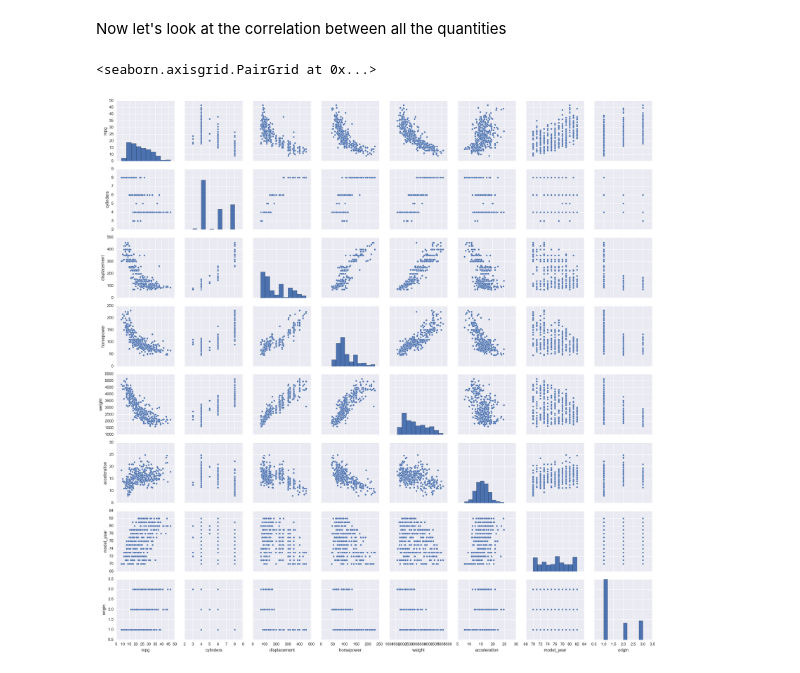
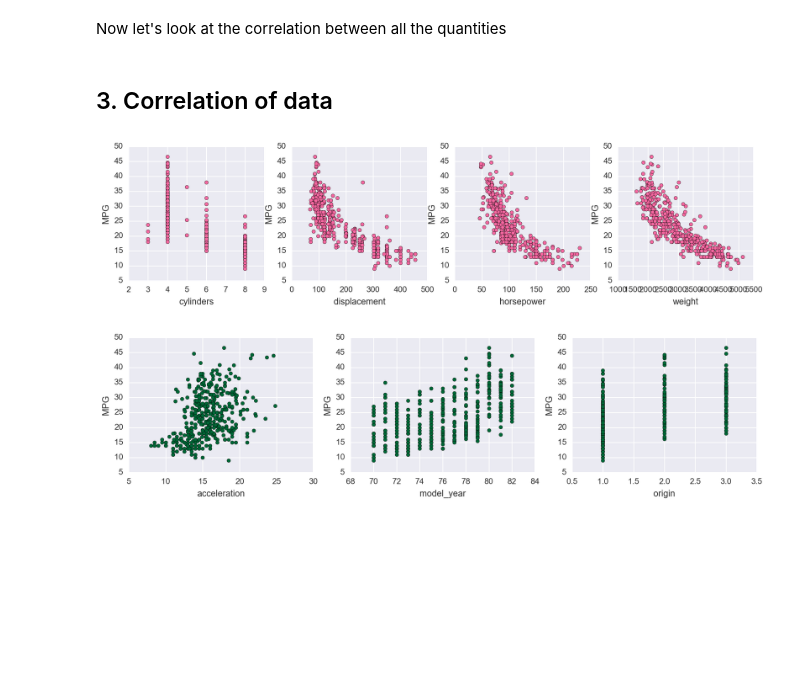
Before and after one commit to dangspin/Kaggle, a Jupyter notebook: Auto-mpg/Auto-mpg.ipynb, the cells around one changed output. Cells and saved outputs as stored; diff of their text form; code cells hidden in the pictures; blank space fills up the shorter version.

```diff
--- a/Auto-mpg/Auto-mpg.ipynb
+++ b/Auto-mpg/Auto-mpg.ipynb
@@ -159,8 +159,23 @@ origin : number of nan:  0 ,  int64
 car_name : number of nan:  0 ,  object
 # %% [markdown]
 Now let's look at the correlation between all the quantities
-# %%
-sns.pairplot(origin,palette="husl")
-# %% [output]
-<seaborn.axisgrid.PairGrid at 0x...>
-[figure, removed]
+# %% [markdown]
+## 3. Correlation of data
+# %%
+fig, axes = plt.subplots(1, 4, figsize=(14,3))
+
+for i in range(1,5):
+    axes[i-1].scatter(origin[origin.columns.values[i]], origin['mpg'],c='#f768a1', marker="o")
+    axes[i-1].set_xlabel(origin.columns.values[i])
+    axes[i-1].set_ylabel("MPG")
+# %% [output]
+[figure, added]
+# %%
+fig, axes = plt.subplots(1, 3, figsize=(14,3))
+
+for i in range(5,8):
+    axes[i-5].scatter(origin[origin.columns.values[i]], origin['mpg'],c='#006837', marker="o")
+    axes[i-5].set_xlabel(origin.columns.values[i])
+    axes[i-5].set_ylabel("MPG")
+# %% [output]
+[figure, added]
```
Also changed, not shown: parts of 6 cells of this notebook.
